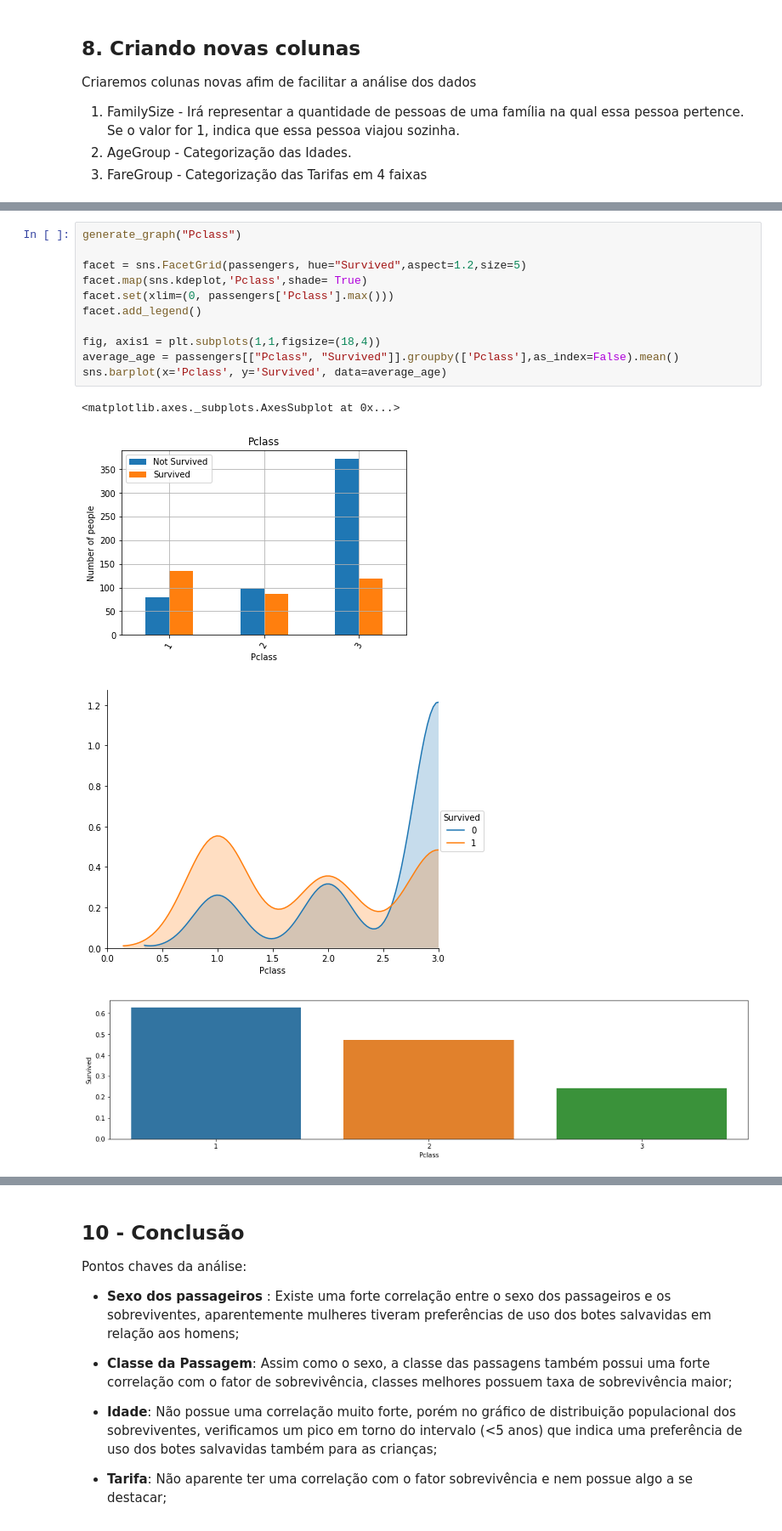
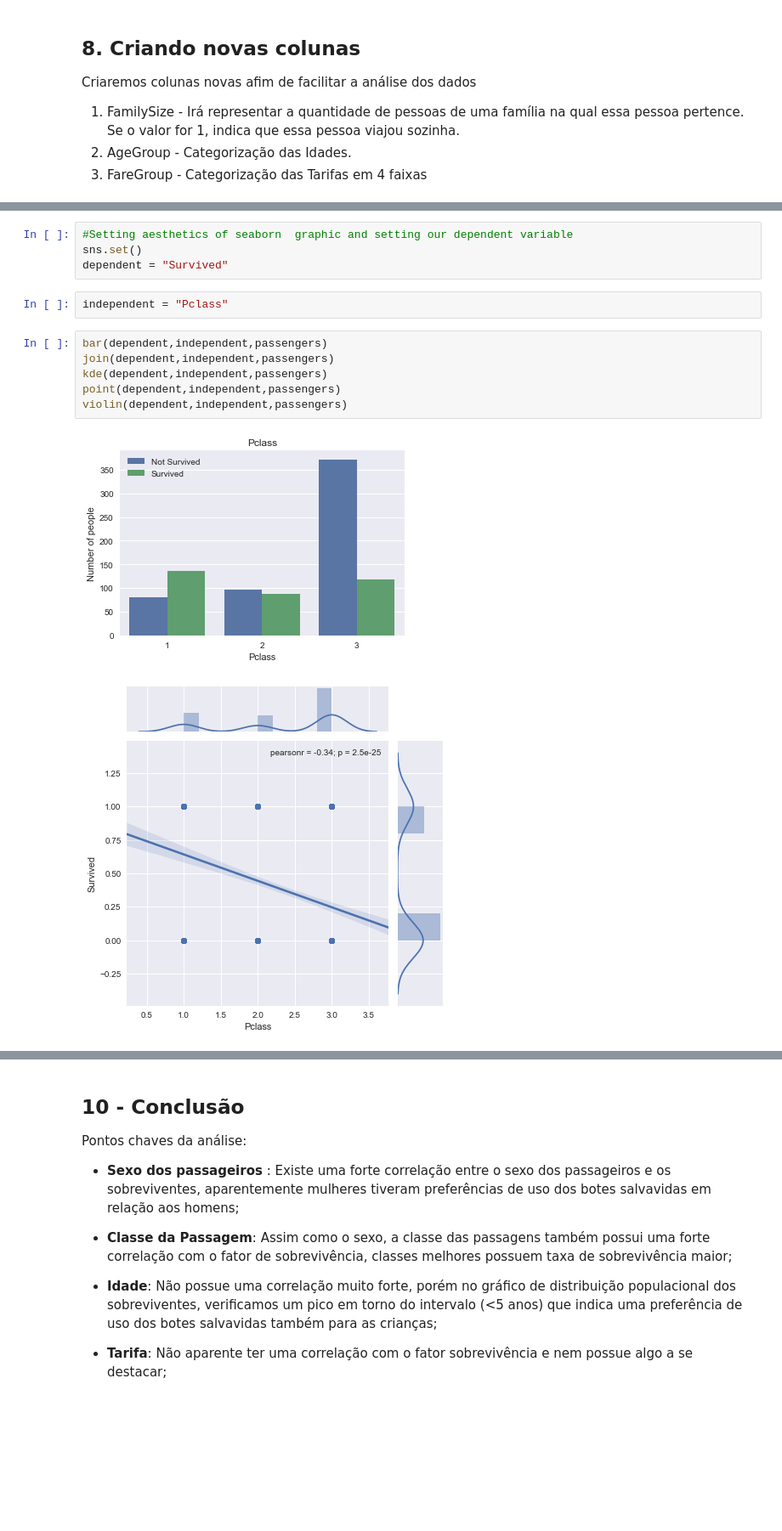
Before and after one commit to dmaiabjj/dsnd-project-titanic-survival, a Jupyter notebook: Fundamentos de Data Science I - Projeto Final.ipynb, the cells around one changed output, grey strips where cells are left out. Shown: that part at 85% size. Drawn from its saved outputs; the diff is of its cells as text; blank space fills up the shorter version.

```diff
--- a/Fundamentos de Data Science I - Projeto Final.ipynb
+++ b/Fundamentos de Data Science I - Projeto Final.ipynb
@@ -212,18 +284,17 @@ No gráfico vemos que a 1º classe foi a única com taxa de sobrevivência maior
 
 A tendência de sobrevivência é maior em pessoas da 1º mas no caso das outras classes(2º,3º) principalmente na 3º, a tendência é de não sobrevivência
-# %%
-generate_graph("Pclass")
-
-facet = sns.FacetGrid(passengers, hue="Survived",aspect=1.2,size=5)
-facet.map(sns.kdeplot,'Pclass',shade= True)
-facet.set(xlim=(0, passengers['Pclass'].max()))
-facet.add_legend()
-
-fig, axis1 = plt.subplots(1,1,figsize=(18,4))
-average_age = passengers[["Pclass", "Survived"]].groupby(['Pclass'],as_index=False).mean()
-sns.barplot(x='Pclass', y='Survived', data=average_age)
-# %% [output]
-<matplotlib.axes._subplots.AxesSubplot at 0x...>
-[figure, removed]
-[figure, removed]
-[figure, removed]
+# %%
+#Setting aesthetics of seaborn  graphic and setting our dependent variable
+sns.set()
+dependent = "Survived"
+# %%
+independent = "Pclass"
+# %%
+bar(dependent,independent,passengers)
+join(dependent,independent,passengers)
+kde(dependent,independent,passengers)
+point(dependent,independent,passengers)
+violin(dependent,independent,passengers)
+# %% [output]
+[figure, added]
+[figure, added]
```
Also changed, not shown: parts of 22 cells of this notebook.
